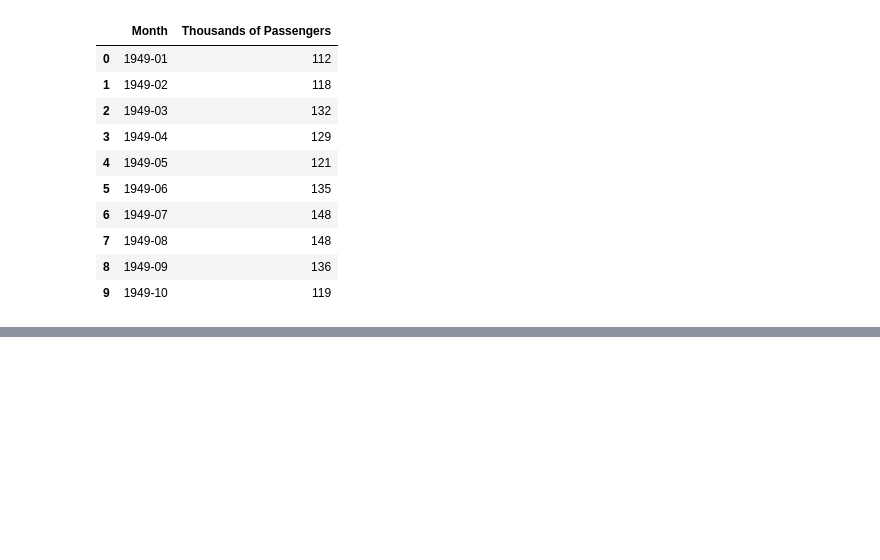
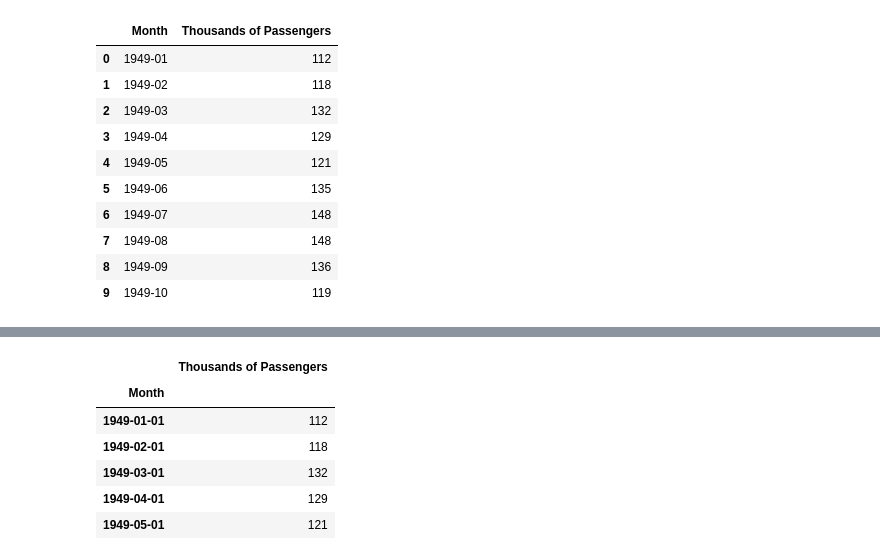
Before and after one commit to KOWSALYAAARU/test_app, a Jupyter notebook: time_series_forecasting_casestudy_1.ipynb, the cells around one changed output, grey strips where cells are left out. Saved outputs shown, nothing was run; the diff lists cells and outputs as text; code cells hidden in the pictures; blank space fills up the shorter version.

```diff
--- a/time_series_forecasting_casestudy_1.ipynb
+++ b/time_series_forecasting_casestudy_1.ipynb
@@ -42,0 +88,12 @@ dataset.head(10)
+# %%
+# set the datetime column('month' in our case) as the index for our data as it helps us to quickly filter our data and perform various operations
+dataset.set_index('Month',inplace=True)
+dataset.head()
+# %% [output]
+|  | Thousands of Passengers |
+| Month |  |
+| 1949-01-01 | 112 |
+| 1949-02-01 | 118 |
+| 1949-03-01 | 132 |
+| 1949-04-01 | 129 |
+| 1949-05-01 | 121 |
```
Also changed, not shown: parts of 9 cells of this notebook.
